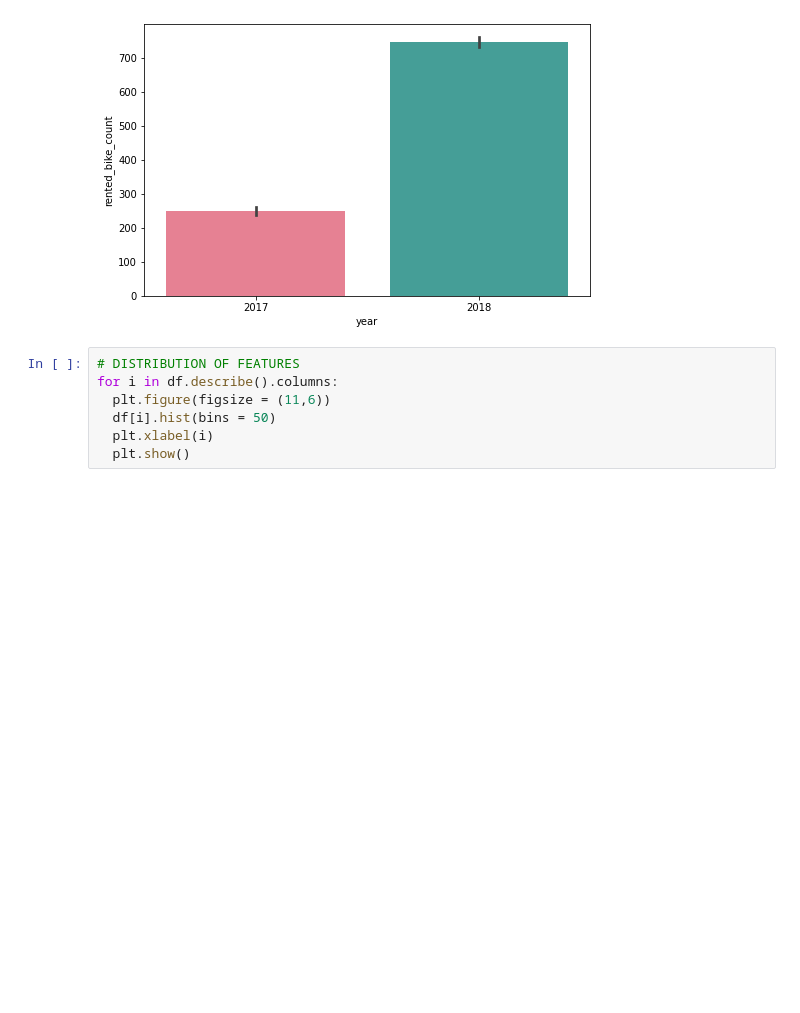
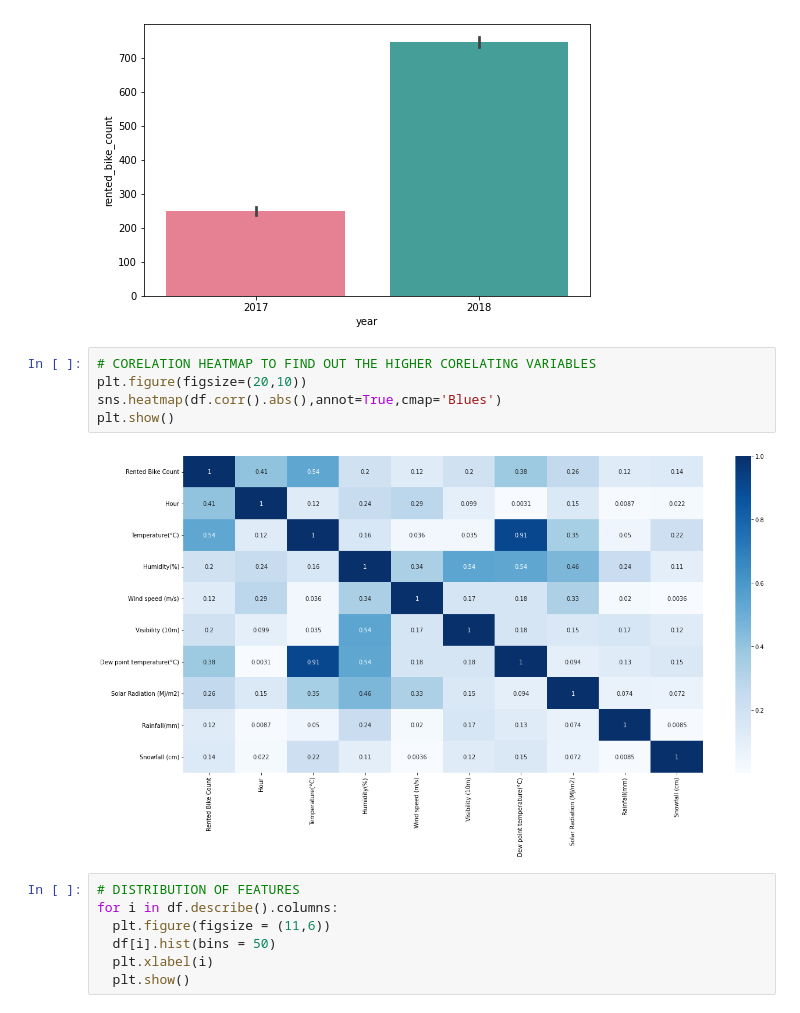
Before and after one commit to Viveksingh3105/EDA-Project-on-Bike-Sharing-Demand-Prediction, a Jupyter notebook: bike_sharing_main.ipynb, the cells around one changed output. Saved outputs shown, nothing was run; the diff lists cells and outputs as text; blank space fills up the shorter version.

```diff
--- a/bike_sharing_main.ipynb
+++ b/bike_sharing_main.ipynb
@@ -195,6 +195,13 @@ for i in df.describe().columns[1:]:
 [figure]
 [figure]
 [figure]
+# %%
+# CORELATION HEATMAP TO FIND OUT THE HIGHER CORELATING VARIABLES
+plt.figure(figsize=(20,10))
+sns.heatmap(df.corr().abs(),annot=True,cmap='Blues')
+plt.show()
+# %% [output]
+[figure, added]
 # %%
 # DISTRIBUTION OF FEATURES
 for i in df.describe().columns:
```
Also changed, not shown: parts of 1 cell of this notebook.
